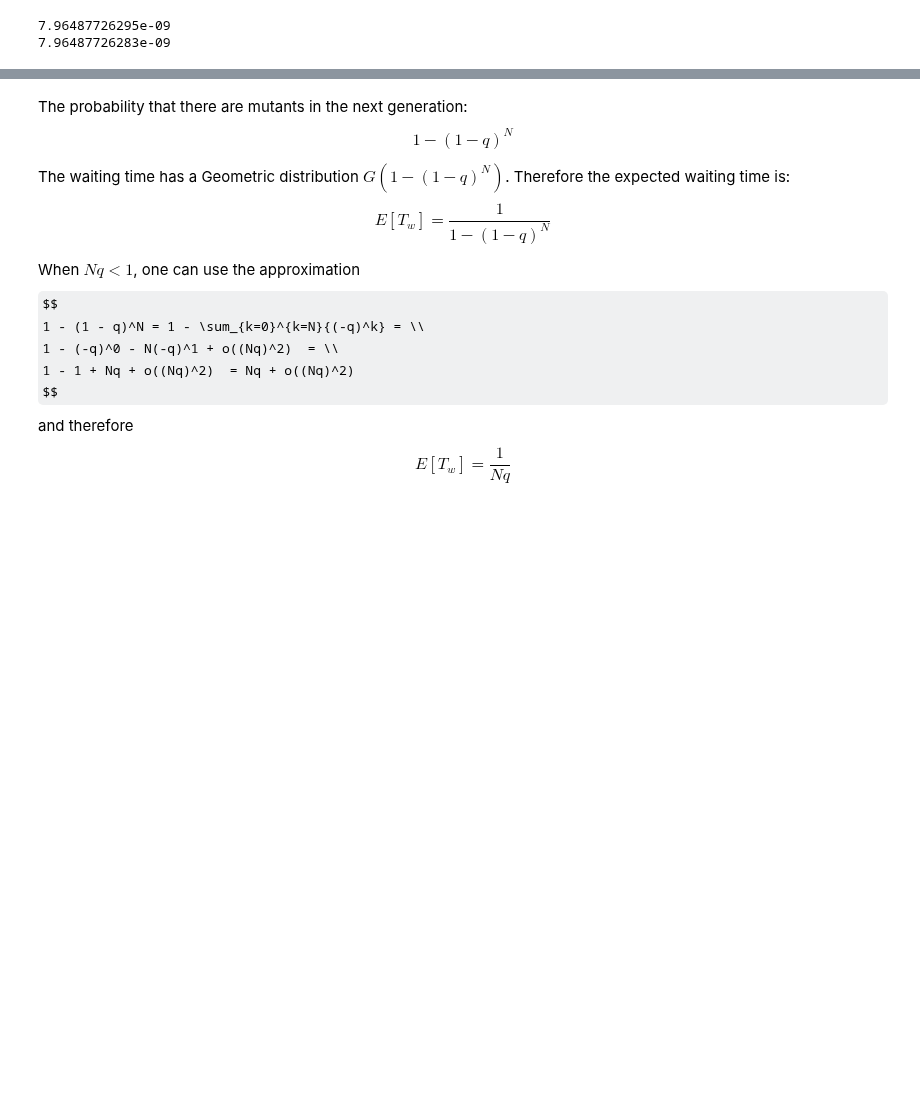
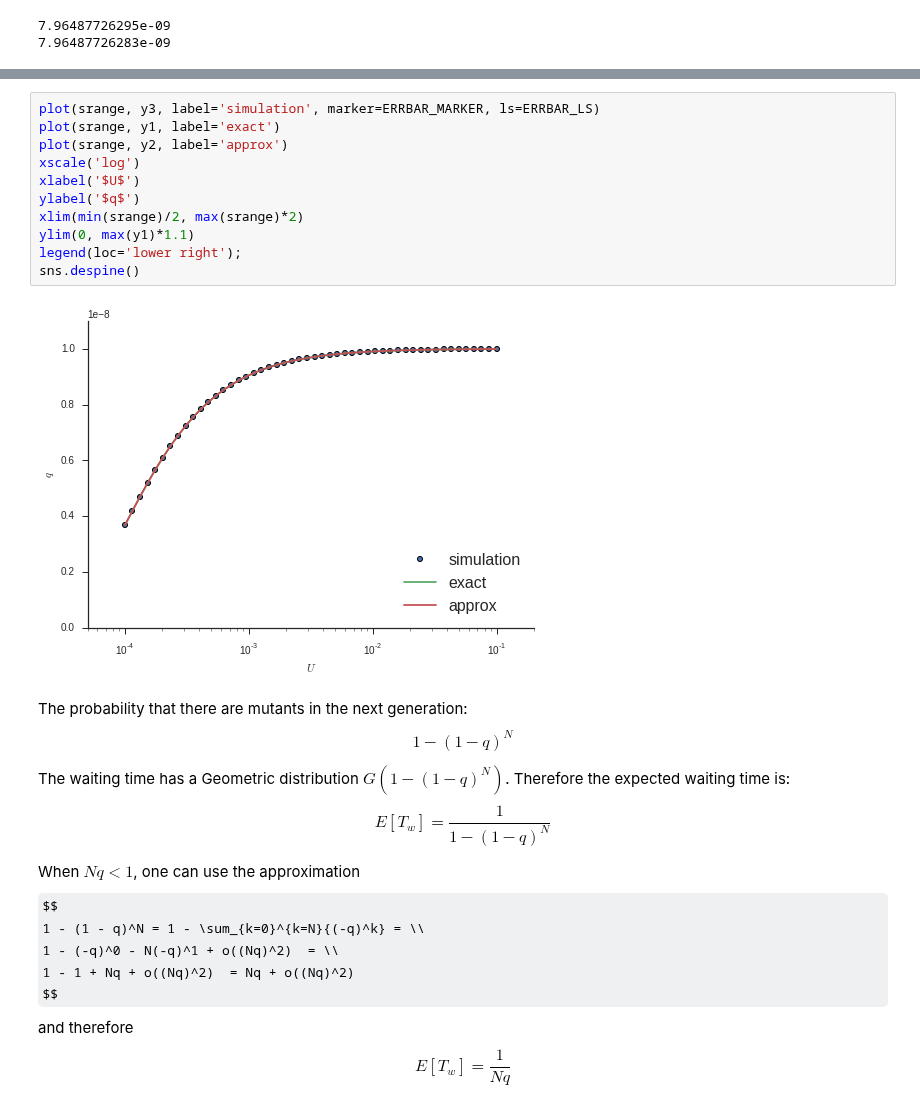
Before and after one commit to yoavram/mamba, a Jupyter notebook: simarba/adaptation model.ipynb, the cells around one changed output, grey strips where cells are left out. Drawn from its saved outputs; the diff is of its cells as text; some formulas as TeX source; blank space fills up the shorter version.

```diff
--- a/simarba/adaptation model.ipynb
+++ b/simarba/adaptation model.ipynb
@@ -255,3 +263,16 @@ legend(loc='upper left');
+# %%
+plot(srange, y3, label='simulation', marker=ERRBAR_MARKER, ls=ERRBAR_LS)
+plot(srange, y1, label='exact')
+plot(srange, y2, label='approx')
+xscale('log')
+xlabel('$U$')
+ylabel('$q$')
+xlim(min(srange)/2, max(srange)*2)
+ylim(0, max(y1)*1.1)
+legend(loc='lower right');
+sns.despine()
+# %% [output]
+[figure, added]
 # %% [markdown]
 The probability that there are mutants in the next generation:
 $$
```
Also changed, not shown: parts of 8 cells of this notebook.
